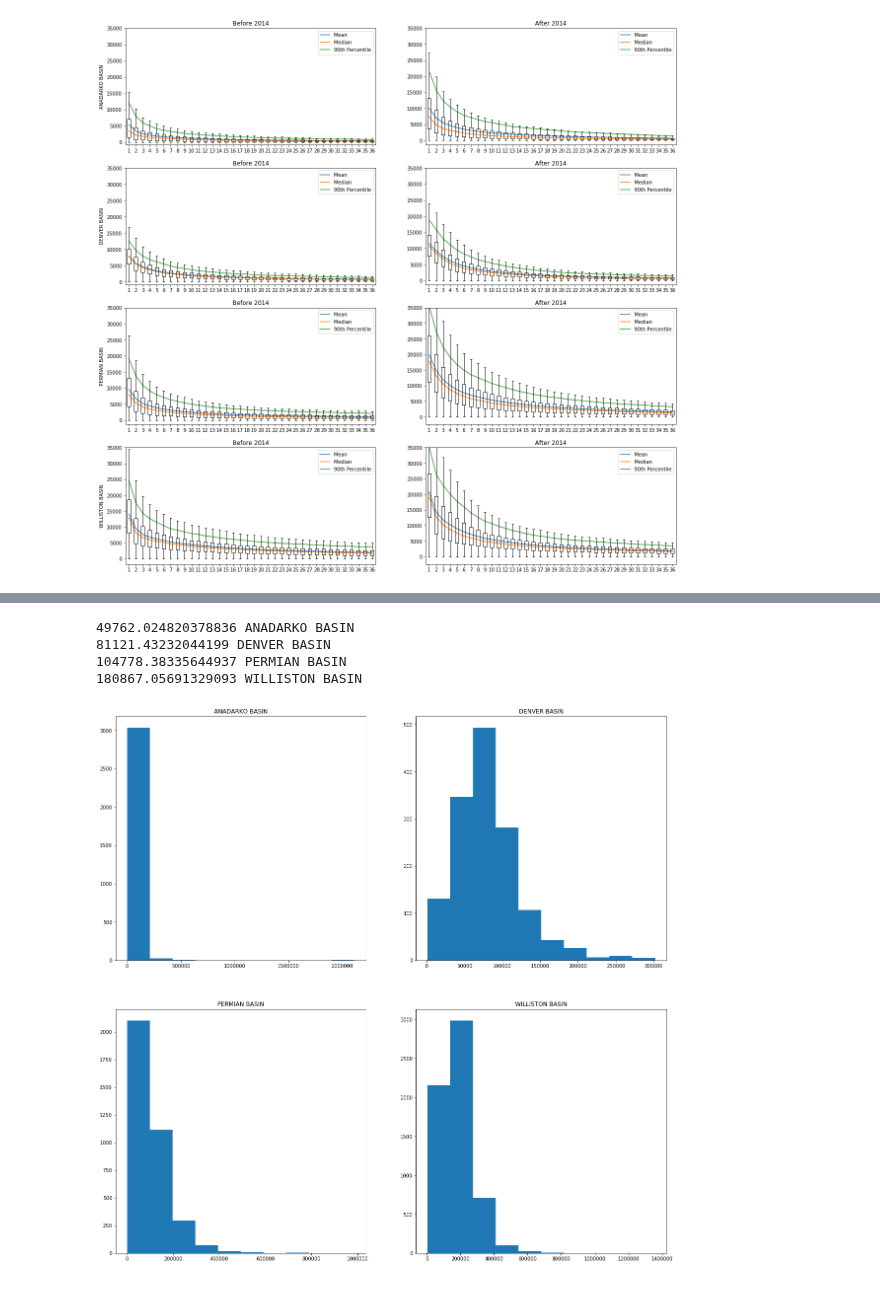
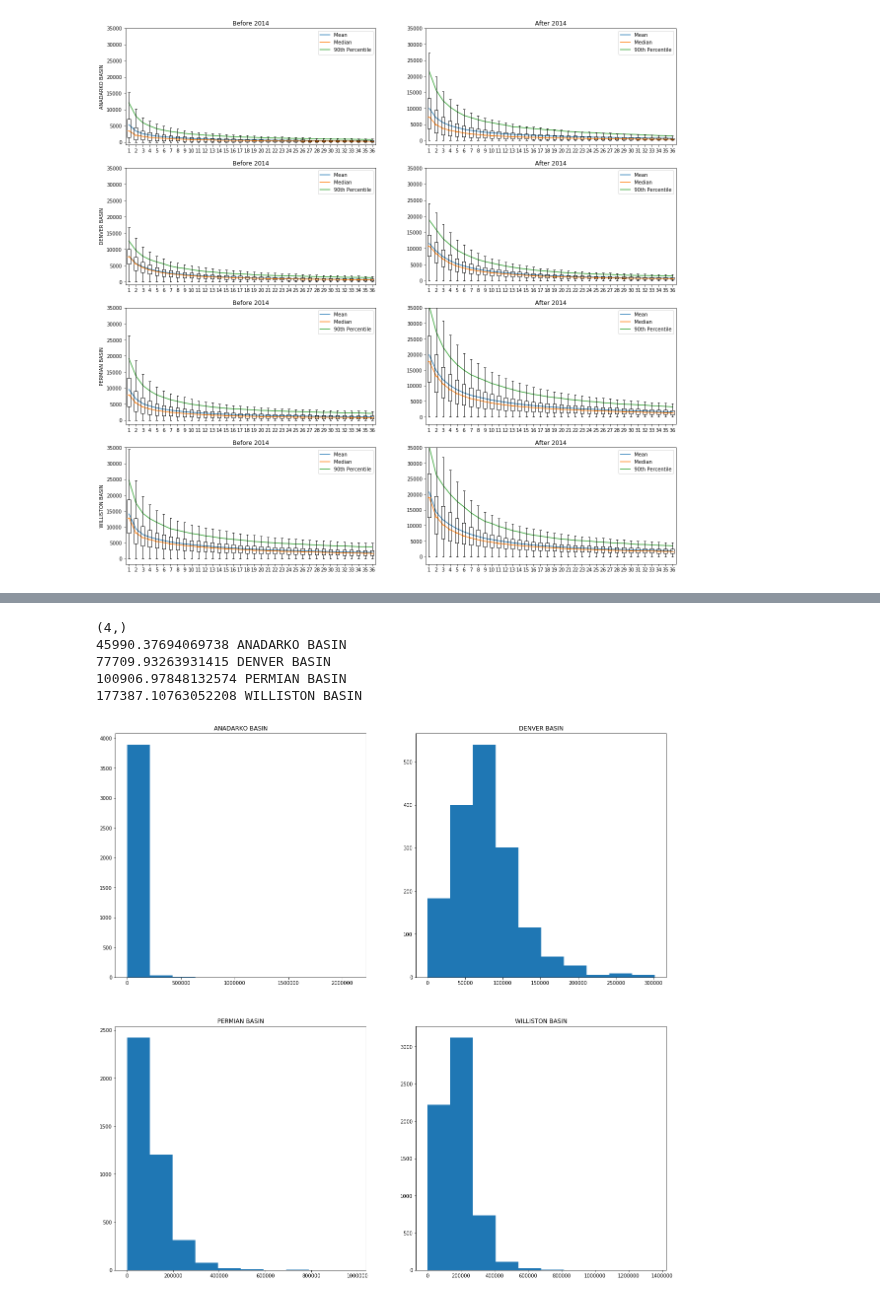
Before and after one commit to NourhanKhaled/DataScience-Project, a Jupyter notebook: Milestone1/Milestone_1.ipynb, the cells around one changed output, grey strips where cells are left out. Drawn from its saved outputs; the diff is of its cells as text; code cells hidden in the pictures.

```diff
--- a/Milestone1/Milestone_1.ipynb
+++ b/Milestone1/Milestone_1.ipynb
@@ -139,6 +139,10 @@ five_years_data = indexed_wells_4basins
 five_years_data['max_index_five_years'] = five_years_data['index'].groupby(five_years_data['API']).transform("max")
 five_years_data = five_years_data[five_years_data['max_index_five_years'] >= 60]
 five_years_data = five_years_data[five_years_data['index'] <= 60]
+# %%
+# removing wells from after Feb 2014
+five_years_data = indexed_wells_4basins[(indexed_wells_4basins['Max_Year'] < 2014) |((indexed_wells_4basins['Max_Year'] == 2014) & (indexed_wells_4basins['Max_Month'] == 1))]
+five_years_data = five_years_data[five_years_data['index'] <= 60]
 # %%
 def cumm_prod_basin_year(basin, table): #14089 5974
     total = table[(table['BasinName'] == basin)]
@@ -170,26 +174,30 @@ plt.savefig('Plot2.png')
 # %%
 def cumm_prod_wells(table, basin):
     total = table[(table['BasinName'] == basin)]
-    sums = total.groupby(total['API'])['Liquid'].sum()
-    return sums
+    liq = total.groupby(total['API'])['Liquid'].sum()
+    gas = total.groupby(total['API'])['Gas'].sum()
+    return liq, gas
 
 plt.rcParams["figure.figsize"] = 20,20
-x = [cumm_prod_wells(five_years_data, y) for y in basins]
+vals = np.array([cumm_prod_wells(five_years_data, y) for y in basins])
+
+liq = vals[:, 0]
+gas = vals[:, 1]
+# lims = [600000, 300000, 1000000, 1400000]
+
+print(liq.shape)
 
 for i in range(len(basins)):
     ax1 = plt.subplot(2,2,i+1)
-    ax1.hist(x[i])
-    print(x[i].mean(), basins[i])
+    ax1.hist(liq[i])
+    print(liq[i].mean(), basins[i])
     ax1.set_title(basins[i])
-
+    ax1.set_xlim(left=0, right=lims[i])
 plt.savefig('Plot3.png')
-
-#print(cumm_prod_wells(five_years_data, "DENVER BASIN"))
-# x = cumm_prod_wells(five_years_data, "ANADARKO BASIN")
-# plt.hist(x)
 # %% [output]
-49762.024820378836 ANADARKO BASIN
-81121.43232044199 DENVER BASIN
-104778.38335644937 PERMIAN BASIN
-180867.05691329093 WILLISTON BASIN
+(4,)
+45990.37694069738 ANADARKO BASIN
+77709.93263931415 DENVER BASIN
+100906.97848132574 PERMIAN BASIN
+177387.10763052208 WILLISTON BASIN
-[figure, old version]
+[figure, new version]
```
Also changed, not shown: parts of 4 cells of this notebook, 4 other files.
